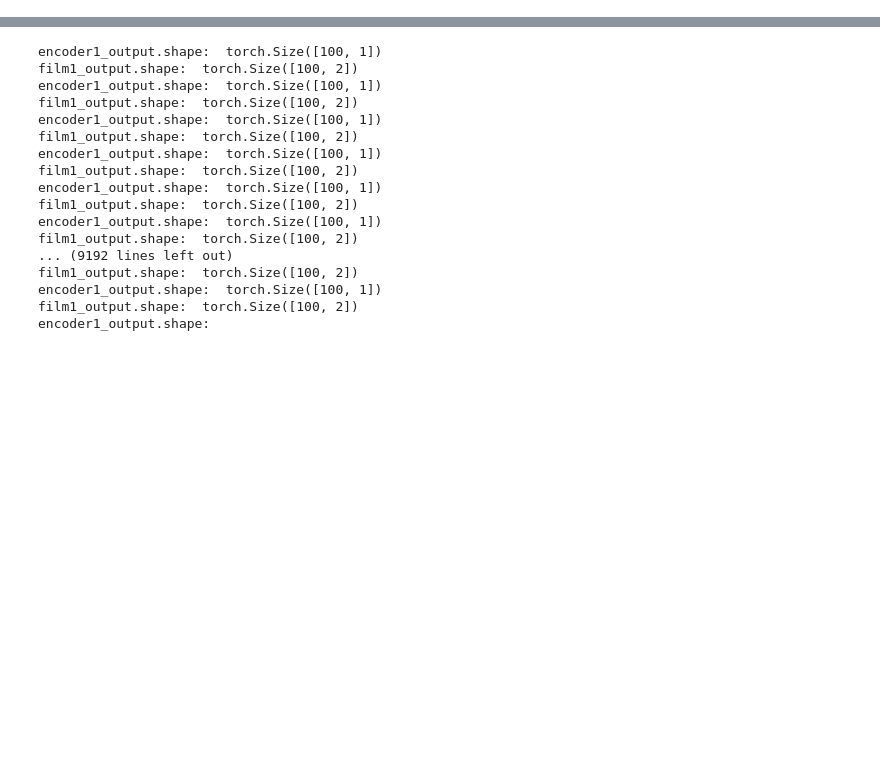
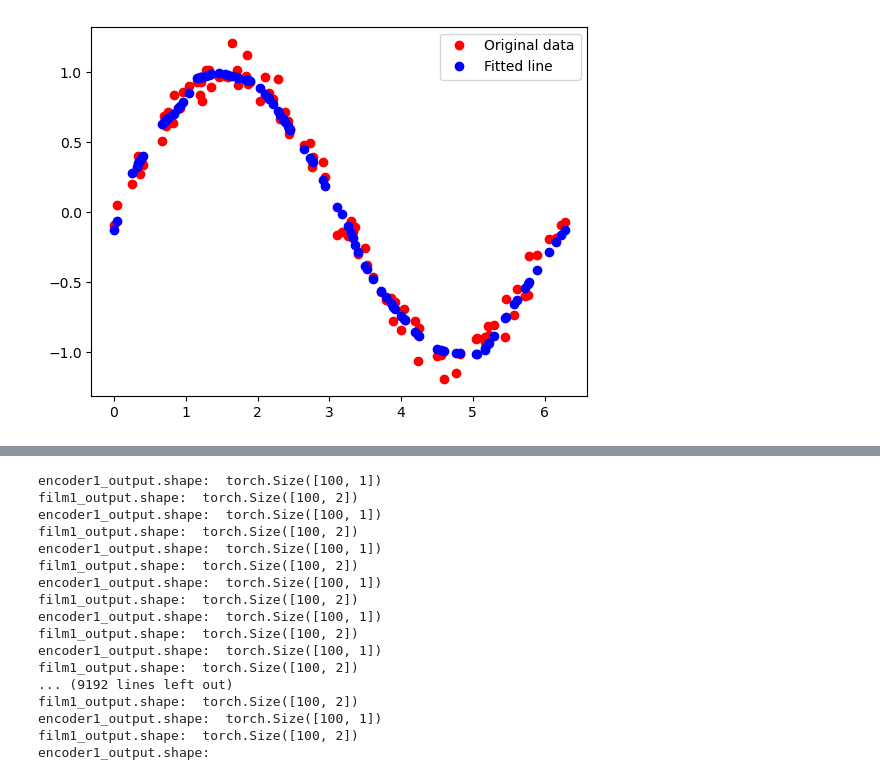
Before and after one commit to DhairyaShah981/cnaps-analysis, a Jupyter notebook: cnaps_regression.ipynb, the cells around one changed output, grey strips where cells are left out. Saved outputs shown, nothing was run; the diff lists cells and outputs as text; code cells hidden in the pictures; blank space fills up the shorter version.

```diff
--- a/cnaps_regression.ipynb
+++ b/cnaps_regression.ipynb
@@ -7,8 +11,8 @@ import matplotlib.pyplot as plt
 # %%
 # Define a simple MLP model for regression with 5 hidden layers
-class MLPRegression(nn.Module):
+class MLPRegressor(nn.Module):
     def __init__(self, input_size, hidden_size):
-        super(MLPRegression, self).__init__()
+        super(MLPRegressor, self).__init__()
         self.fc1 = nn.Linear(input_size, hidden_size)
         self.relu = nn.ReLU()
         self.fc2 = nn.Linear(hidden_size, hidden_size)
@@ -159,0 +175,13 @@ for i in range(11):
+# %%
+newdataset = []
+
+for i in range(0, 11):
+    torch.manual_seed(i)
+    num_elements = dataset[i].shape[0]
+    permuted_indices = torch.randperm(num_elements) # Generate a random permutation of indices
+    dataset[i] = dataset[i][permuted_indices]
+
+    # i=0 case will be used for training of main network, therefore, kept intact. Others will be used for meta learning and testing, therefore devided in chunks of 50
+    if i>=1:
+        for j in range(int(dataset[i].shape[0] / 50)):
+            newdataset.append(dataset[i][j*50:(j+1)*50,:])
@@ -159,0 +265,8 @@ for i in range(11):
+# %%
+# plot x and y
+plt.plot(dataset[0][400:, 0].unsqueeze(1).cpu(), dataset[0][400:, 1].unsqueeze(1).cpu(), 'ro', label='Original data')
+plt.plot(dataset[0][400:, 0].unsqueeze(1).cpu(), predicted.cpu(), 'bo', label='Fitted line')
+plt.legend()
+plt.show()
+# %% [output]
+[figure, added]
```
Also changed, not shown: parts of 22 cells of this notebook, 3 other files.
